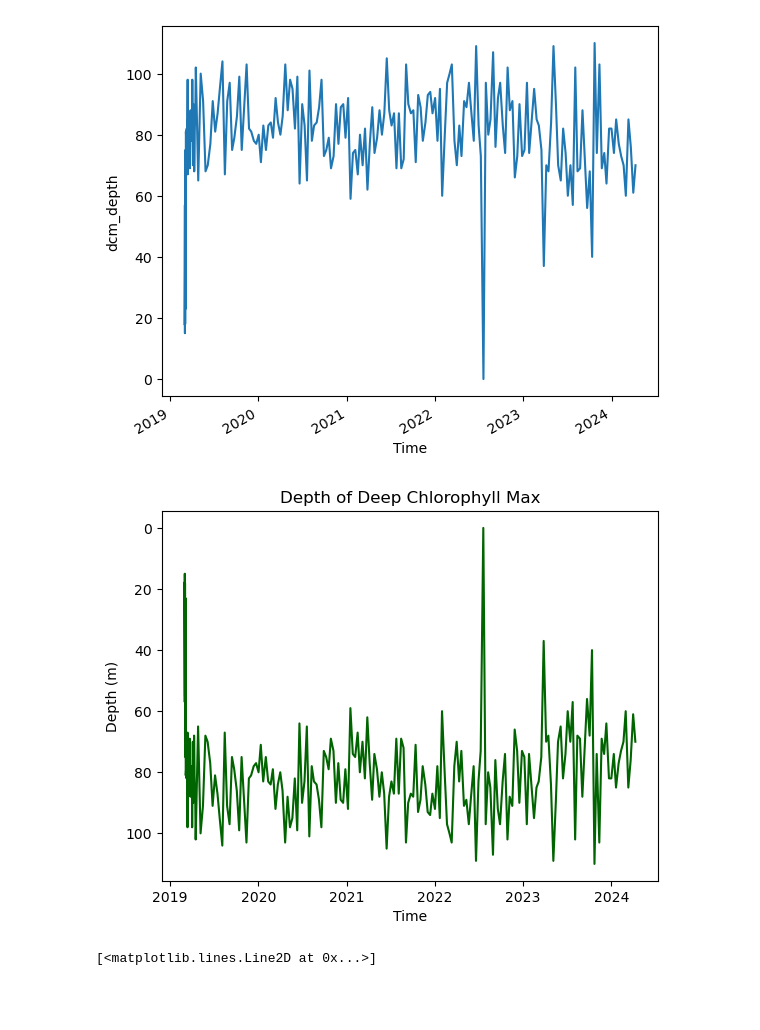
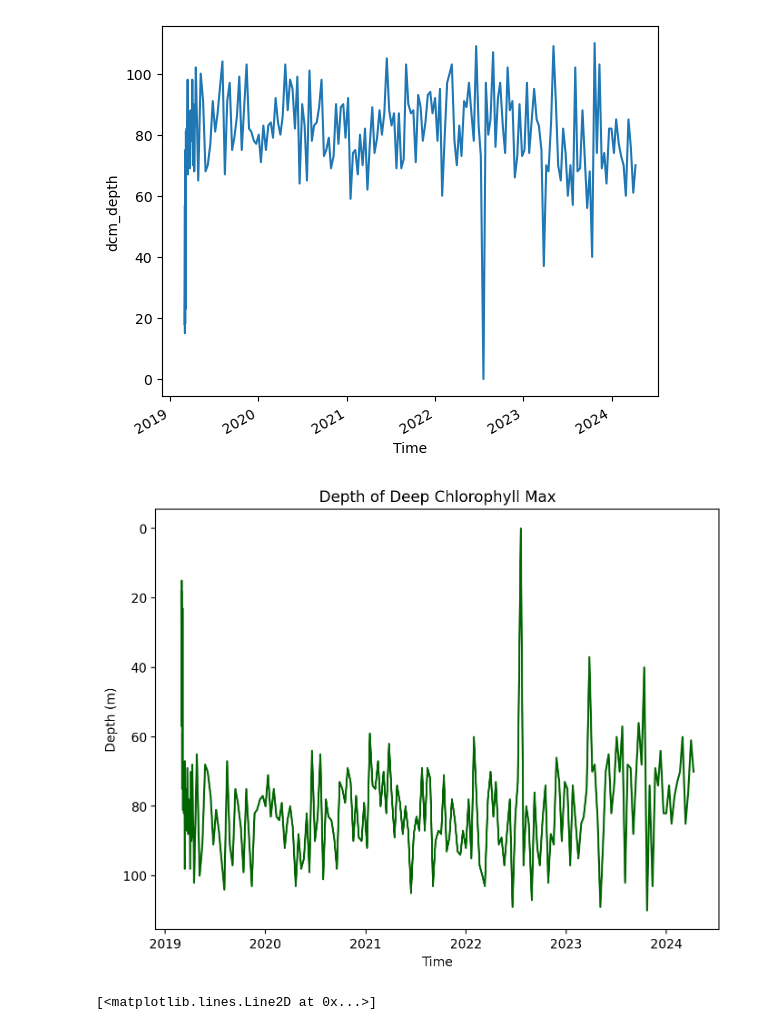
Before and after one commit to ychnli/Stanford-SEA, a Jupyter notebook: bgc_argo_data.ipynb, the cells around one changed output. Drawn from its saved outputs; the diff is of its cells as text; code cells hidden in the pictures; blank space fills up the shorter version.

```diff
--- a/bgc_argo_data.ipynb
+++ b/bgc_argo_data.ipynb
@@ -86,20 +86,21 @@ ds_dcm.dcm_depth.plot()
 # %%
 # Prettier plot
 
 dcm_depth = ds_dcm.dcm_depth.values
 dcm_time = ds_dcm.TIME.values
 
+plt.figure(figsize=(8, 6), dpi=200)
 plt.plot(dcm_time, dcm_depth, color='darkgreen')
 plt.ylabel('Depth (m)')
 plt.xlabel('Time')
 plt.title('Depth of Deep Chlorophyll Max')
 
 # Invert the y-axis
 plt.gca().invert_yaxis()
 
 plt.show()
 # %% [output]
-[figure, old version]
+[figure, new version]
 # %%
 ds_clean.TEMP[0].plot()
 # %% [output]
```
